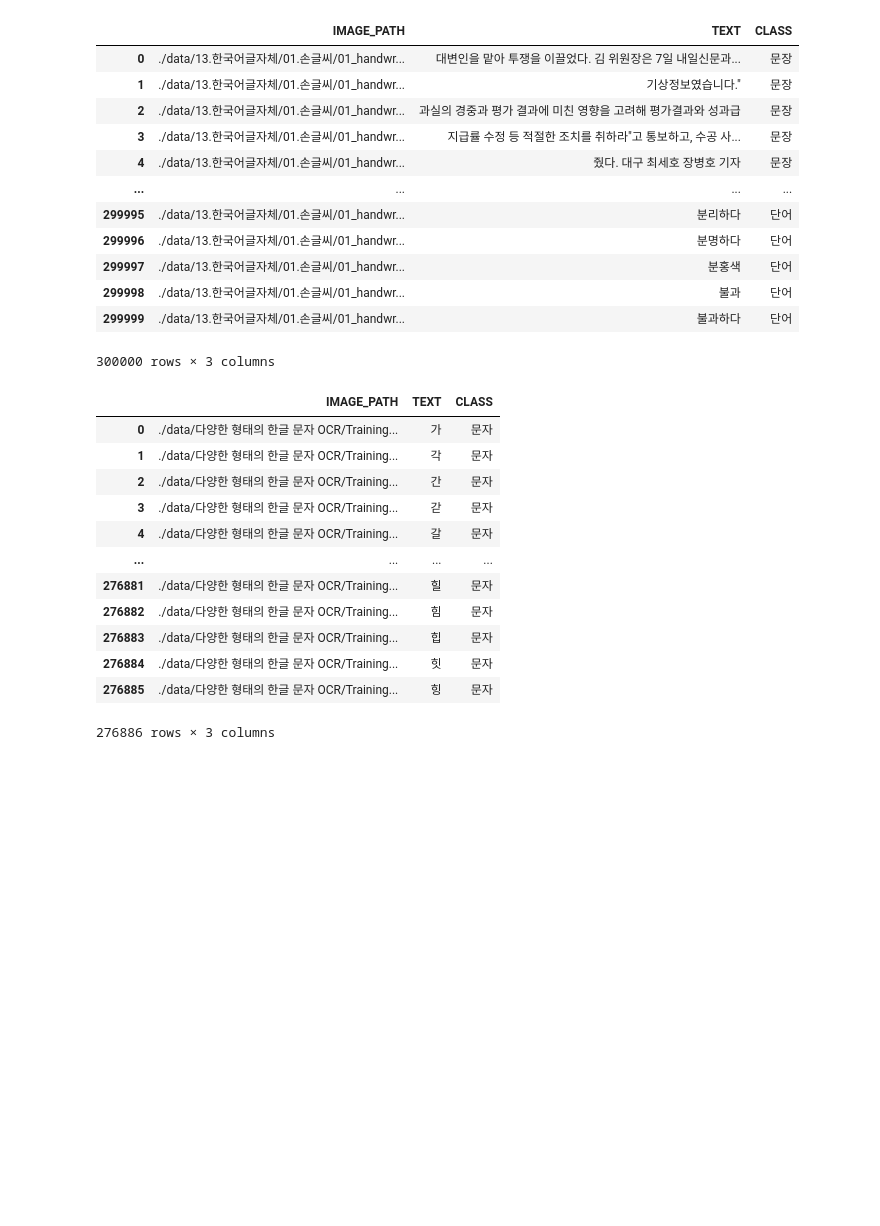
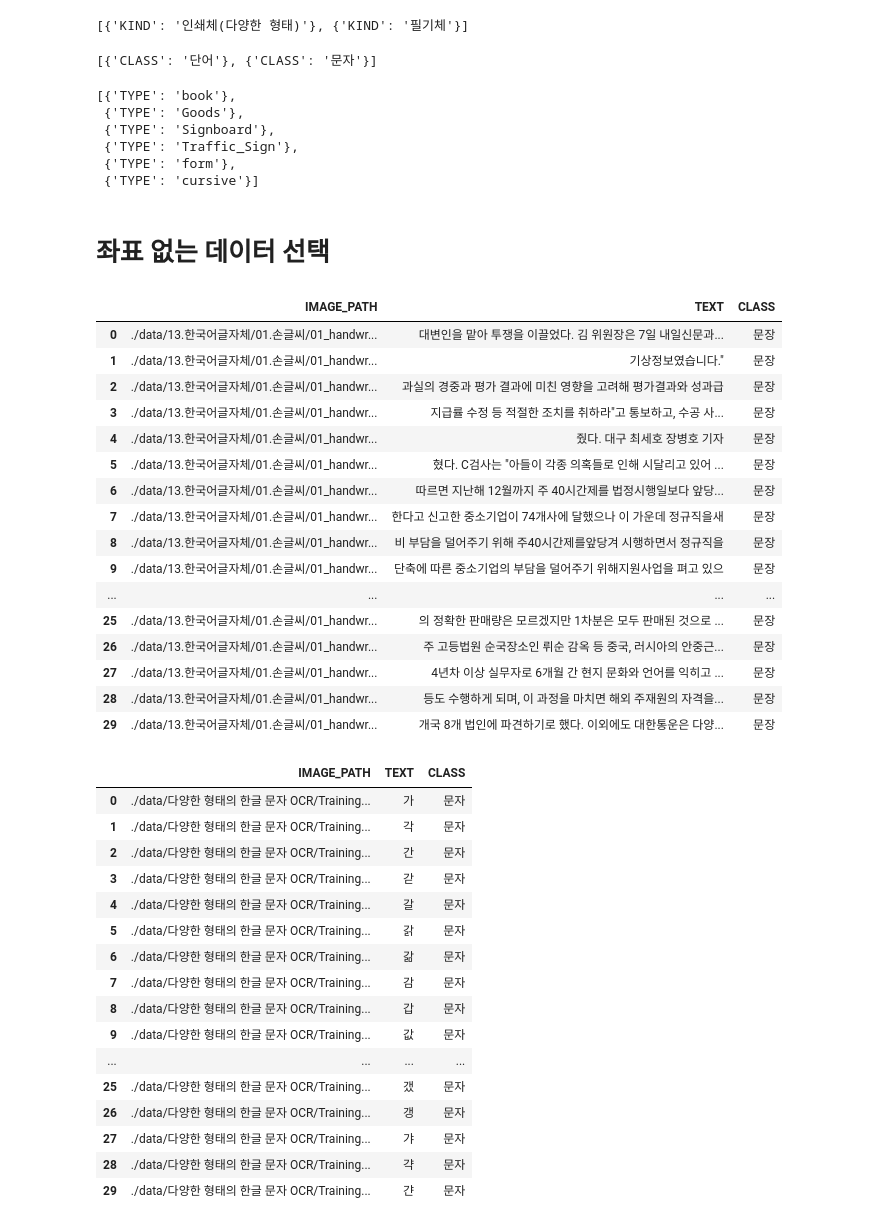
Before and after one commit to DuDuDat/kor_ocr, a Jupyter notebook: 모듈 사용 설명서.ipynb, the cells around one changed output. Saved outputs shown, nothing was run; the diff lists cells and outputs as text; code cells hidden in the pictures; blank space fills up the shorter version.

```diff
--- a/모듈 사용 설명서.ipynb
+++ b/모듈 사용 설명서.ipynb
@@ -18,0 +24,10 @@ mysql = db.DataSelector(root_dir) # 기본 30만개 가져오기
+# %%
+""" zip 폴더가 압축을 해제한 폴더일 경우 폴더 이름에 .zip을 반드시 붙여 주세요 """
+# mysql = db.DataSelector(root_dir) # 기본 30만개 가져오기
+# mysql = db.DataSelector(root_dir, 30) # 30개만 가져오기
+
+""" zip 폴더가 압축폴더일 경우 ZIP_PATH 와 IMAGE_PATH 가 나뉘어 출력 """
+# mysql = db.DataSelector(root_dir, is_zip=True) # 기본 30만개 가져오기
+# mysql = db.DataSelector(root_dir, 300, is_zip=True) # 300개만 가져오기
+
+mysql = db.DataSelector(root_dir, 30)
@@ -19,7 +82,31 @@ mysql = db.DataSelector(root_dir) # 기본 30만개 가져오기
+# %%
+# KIND 확인
+# mysql.to_check_kind_unique('BASIC_INFO') # 좌표 없는 테이블
+mysql.to_check_kind_unique('COORD_TEXT_INFO') # 좌표 있는 테이블
+# %% [output]
+[{'KIND': '인쇄체(다양한 형태)'}, {'KIND': '필기체'}]
+# %%
+# 클래스 확인
+# mysql.to_check_unique('BASIC_INFO') # 좌표 없는 테이블
+mysql.to_check_unique('COORD_TEXT_INFO') # 좌표 있는 테이블
+# %% [output]
+[{'CLASS': '단어'}, {'CLASS': '문자'}]
+# %%
+# 타입 확인 좌표 없는 테이블 한정
+mysql.to_check_unique(what='TYPE')
+# %% [output]
+[{'TYPE': 'book'},
+ {'TYPE': 'Goods'},
+ {'TYPE': 'Signboard'},
+ {'TYPE': 'Traffic_Sign'},
+ {'TYPE': 'form'},
+ {'TYPE': 'cursive'}]
+# %% [markdown]
+# 좌표 없는 데이터 선택
 # %%
 # 이미지 종류 고르기
 """ '필기체', '인쇄체', '인쇄체(증강)' '인쇄체(간판)' 중 하나 고르기 """
-mysql.search_basic_by_kind('필기체') # 필기체 전체
+mysql.search_basic_by_kind('필기체')
 # mysql.search_basic_by_kind('필기체', '단어') # '문장', '단어', '문자' 중 하나 선택 가능
 # %% [output]
 |  | IMAGE_PATH | TEXT | CLASS |
@@ -28,34 +115,42 @@ mysql.search_basic_by_kind('필기체') # 필기체 전체
 | 2 | ./data/13.한국어글자체/01.손글씨/01_handwr... | 과실의 경중과 평가 결과에 미친 영향을 고려해 평가결과와 성과급 | 문장 |
 | 3 | ./data/13.한국어글자체/01.손글씨/01_handwr... | 지급률 수정 등 적절한 조치를 취하라"고 통보하고, 수공 사... | 문장 |
 | 4 | ./data/13.한국어글자체/01.손글씨/01_handwr... | 줬다. 대구 최세호 장병호 기자 | 문장 |
+| 5 | ./data/13.한국어글자체/01.손글씨/01_handwr... | 혔다. C검사는 "아들이 각종 의혹들로 인해 시달리고 있어 ... | 문장 |
+| 6 | ./data/13.한국어글자체/01.손글씨/01_handwr... | 따르면 지난해 12월까지 주 40시간제를 법정시행일보다 앞당... | 문장 |
+| 7 | ./data/13.한국어글자체/01.손글씨/01_handwr... | 한다고 신고한 중소기업이 74개사에 달했으나 이 가운데 정규직을새 | 문장 |
+| 8 | ./data/13.한국어글자체/01.손글씨/01_handwr... | 비 부담을 덜어주기 위해 주40시간제를앞당겨 시행하면서 정규직을 | 문장 |
+| 9 | ./data/13.한국어글자체/01.손글씨/01_handwr... | 단축에 따른 중소기업의 부담을 덜어주기 위해지원사업을 펴고 있으 | 문장 |
 | ... | ... | ... | ... |
-| 299995 | ./data/13.한국어글자체/01.손글씨/01_handwr... | 분리하다 | 단어 |
-| 299996 | ./data/13.한국어글자체/01.손글씨/01_handwr... | 분명하다 | 단어 |
-| 299997 | ./data/13.한국어글자체/01.손글씨/01_handwr... | 분홍색 | 단어 |
-| 299998 | ./data/13.한국어글자체/01.손글씨/01_handwr... | 불과 | 단어 |
-| 299999 | ./data/13.한국어글자체/01.손글씨/01_handwr... | 불과하다 | 단어 |
+| 25 | ./data/13.한국어글자체/01.손글씨/01_handwr... | 의 정확한 판매량은 모르겠지만 1차분은 모두 판매된 것으로 ... | 문장 |
+| 26 | ./data/13.한국어글자체/01.손글씨/01_handwr... | 주 고등법원 순국장소인 뤼순 감옥 등 중국, 러시아의 안중근... | 문장 |
+| 27 | ./data/13.한국어글자체/01.손글씨/01_handwr... | 4년차 이상 실무자로 6개월 간 현지 문화와 언어를 익히고 ... | 문장 |
+| 28 | ./data/13.한국어글자체/01.손글씨/01_handwr... | 등도 수행하게 되며, 이 과정을 마치면 해외 주재원의 자격을... | 문장 |
+| 29 | ./data/13.한국어글자체/01.손글씨/01_handwr... | 개국 8개 법인에 파견하기로 했다. 이외에도 대한통운은 다양... | 문장 |
-300000 rows × 3 columns
 # %%
 # 경로 검색
 """
 zip 폴더 내부 경로 검색은 너무 느려서 zip 폴더까지의 경로만 검색 가능하도록 했습니다.
 zip 폴더 까지의 경로에 포함되는 단어 검색입니다
 """
-# mysql.search_basic_by_path('Training') # 단어, 문자 둘 다
-mysql.search_basic_by_path('Training', '문자') # '단어', '문자' 중 하나 선택 가능
+mysql.search_basic_by_path('Training')
+# mysql.search_basic_by_path('Training', '문자') # '문장', '단어', '문자' 중 하나 선택 가능
 # %% [output]
 |  | IMAGE_PATH | TEXT | CLASS |
 | 0 | ./data/다양한 형태의 한글 문자 OCR/Training... | 가 | 문자 |
 | 1 | ./data/다양한 형태의 한글 문자 OCR/Training... | 각 | 문자 |
 | 2 | ./data/다양한 형태의 한글 문자 OCR/Training... | 간 | 문자 |
 | 3 | ./data/다양한 형태의 한글 문자 OCR/Training... | 갇 | 문자 |
 | 4 | ./data/다양한 형태의 한글 문자 OCR/Training... | 갈 | 문자 |
+| 5 | ./data/다양한 형태의 한글 문자 OCR/Training... | 갉 | 문자 |
+| 6 | ./data/다양한 형태의 한글 문자 OCR/Training... | 갊 | 문자 |
+| 7 | ./data/다양한 형태의 한글 문자 OCR/Training... | 감 | 문자 |
+| 8 | ./data/다양한 형태의 한글 문자 OCR/Training... | 갑 | 문자 |
+| 9 | ./data/다양한 형태의 한글 문자 OCR/Training... | 값 | 문자 |
 | ... | ... | ... | ... |
-| 276881 | ./data/다양한 형태의 한글 문자 OCR/Training... | 힐 | 문자 |
-| 276882 | ./data/다양한 형태의 한글 문자 OCR/Training... | 힘 | 문자 |
-| 276883 | ./data/다양한 형태의 한글 문자 OCR/Training... | 힙 | 문자 |
-| 276884 | ./data/다양한 형태의 한글 문자 OCR/Training... | 힛 | 문자 |
-| 276885 | ./data/다양한 형태의 한글 문자 OCR/Training... | 힝 | 문자 |
+| 25 | ./data/다양한 형태의 한글 문자 OCR/Training... | 갰 | 문자 |
+| 26 | ./data/다양한 형태의 한글 문자 OCR/Training... | 갱 | 문자 |
+| 27 | ./data/다양한 형태의 한글 문자 OCR/Training... | 갸 | 문자 |
+| 28 | ./data/다양한 형태의 한글 문자 OCR/Training... | 갹 | 문자 |
+| 29 | ./data/다양한 형태의 한글 문자 OCR/Training... | 갼 | 문자 |
-276886 rows × 3 columns
 # %%
 # 이미지 종류와 경로 동시에 고르기
```
Also changed, not shown: parts of 14 cells of this notebook, 1 other file.
